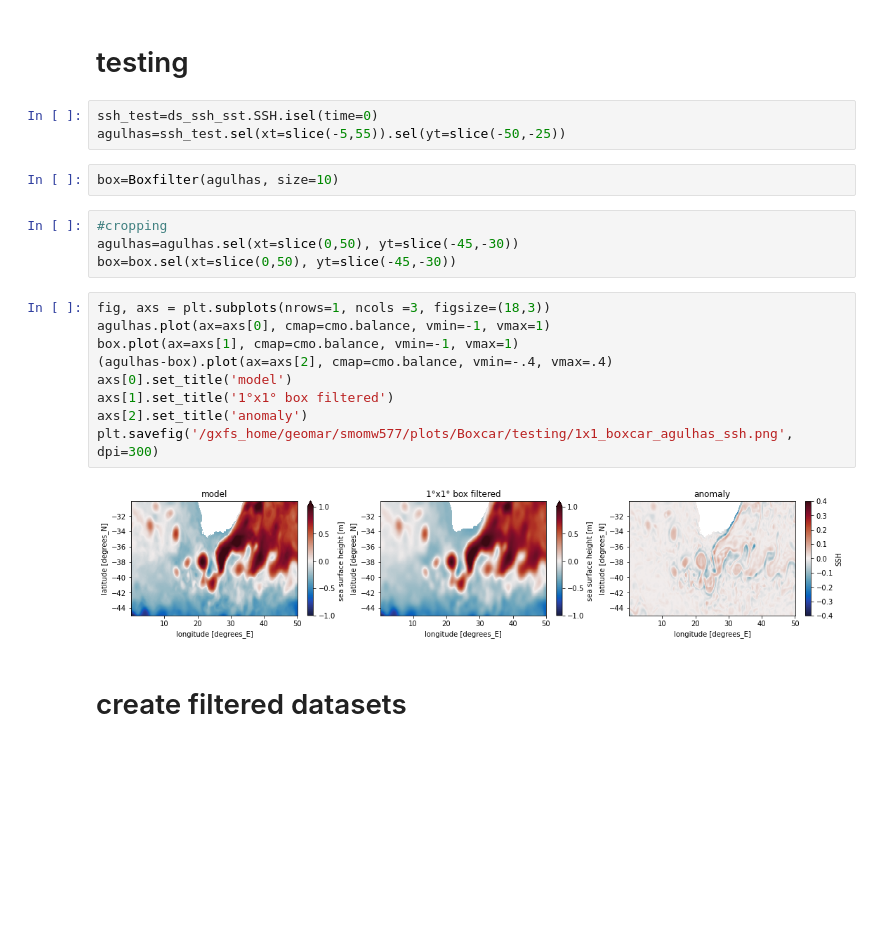
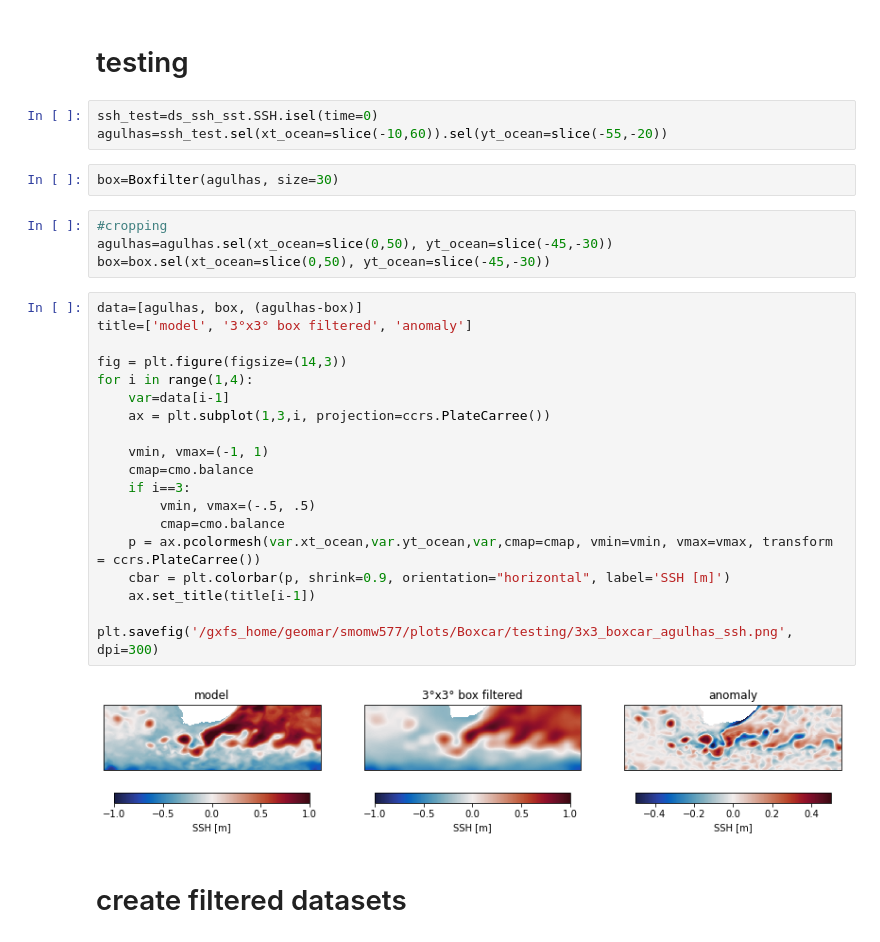
Before and after one commit to nanahocke/mesoscale-eddies, a Jupyter notebook: Boxfilter_daily.ipynb, the cells around one changed output. Drawn from its saved outputs; the diff is of its cells as text; blank space fills up the shorter version.

Commit message:
rearranging and new plots in cartopy

```diff
--- a/Boxfilter_daily.ipynb
+++ b/Boxfilter_daily.ipynb
@@ -42,24 +43,34 @@ def Data_3D(data):
 # testing
 # %%
 ssh_test=ds_ssh_sst.SSH.isel(time=0)
-agulhas=ssh_test.sel(xt=slice(-5,55)).sel(yt=slice(-50,-25))
+agulhas=ssh_test.sel(xt_ocean=slice(-10,60)).sel(yt_ocean=slice(-55,-20))
 # %%
-box=Boxfilter(agulhas, size=10)
+box=Boxfilter(agulhas, size=30)
 # %%
 #cropping
-agulhas=agulhas.sel(xt=slice(0,50), yt=slice(-45,-30))
-box=box.sel(xt=slice(0,50), yt=slice(-45,-30))
+agulhas=agulhas.sel(xt_ocean=slice(0,50), yt_ocean=slice(-45,-30))
+box=box.sel(xt_ocean=slice(0,50), yt_ocean=slice(-45,-30))
 # %%
-fig, axs = plt.subplots(nrows=1, ncols =3, figsize=(18,3))
-agulhas.plot(ax=axs[0], cmap=cmo.balance, vmin=-1, vmax=1)
-box.plot(ax=axs[1], cmap=cmo.balance, vmin=-1, vmax=1)
-(agulhas-box).plot(ax=axs[2], cmap=cmo.balance, vmin=-.4, vmax=.4)
-axs[0].set_title('model')
-axs[1].set_title('1°x1° box filtered')
-axs[2].set_title('anomaly')
-plt.savefig('/gxfs_home/geomar/smomw577/plots/Boxcar/testing/1x1_boxcar_agulhas_ssh.png', dpi=300)
+data=[agulhas, box, (agulhas-box)]
+title=['model', '3°x3° box filtered', 'anomaly']
+
+fig = plt.figure(figsize=(14,3))
+for i in range(1,4):
+    var=data[i-1]
+    ax = plt.subplot(1,3,i, projection=ccrs.PlateCarree())
+
+    vmin, vmax=(-1, 1)
+    cmap=cmo.balance
+    if i==3:
+        vmin, vmax=(-.5, .5)
+        cmap=cmo.balance
+    p = ax.pcolormesh(var.xt_ocean,var.yt_ocean,var,cmap=cmap, vmin=vmin, vmax=vmax, transform = ccrs.PlateCarree())
+    cbar = plt.colorbar(p, shrink=0.9, orientation="horizontal", label='SSH [m]')
+    ax.set_title(title[i-1])
+
+plt.savefig('/gxfs_home/geomar/smomw577/plots/Boxcar/testing/3x3_boxcar_agulhas_ssh.png', dpi=300)
 # %% [output]
-[figure, old version]
+[figure, new version]
 # %% [markdown]
 # create filtered datasets
 # %%
```
Also changed, not shown: parts of 6 cells of this notebook, 1 other file.
